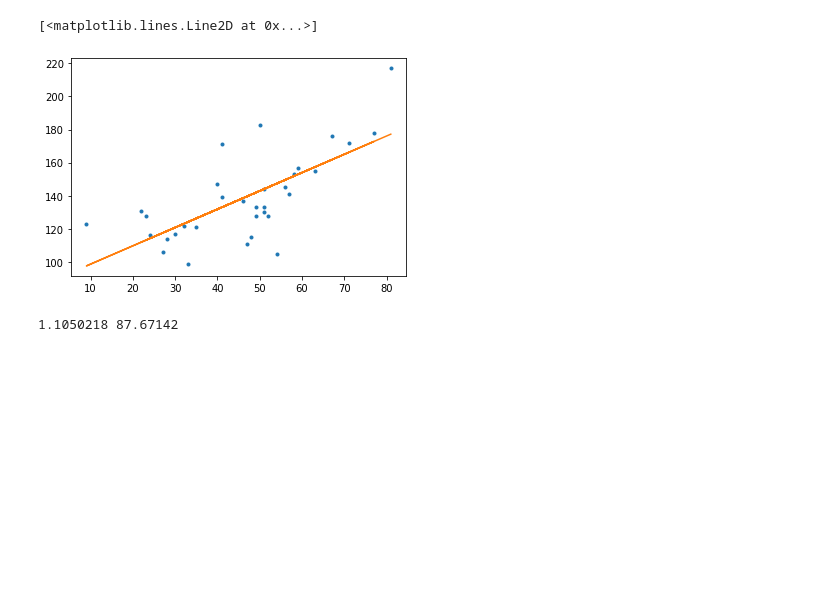
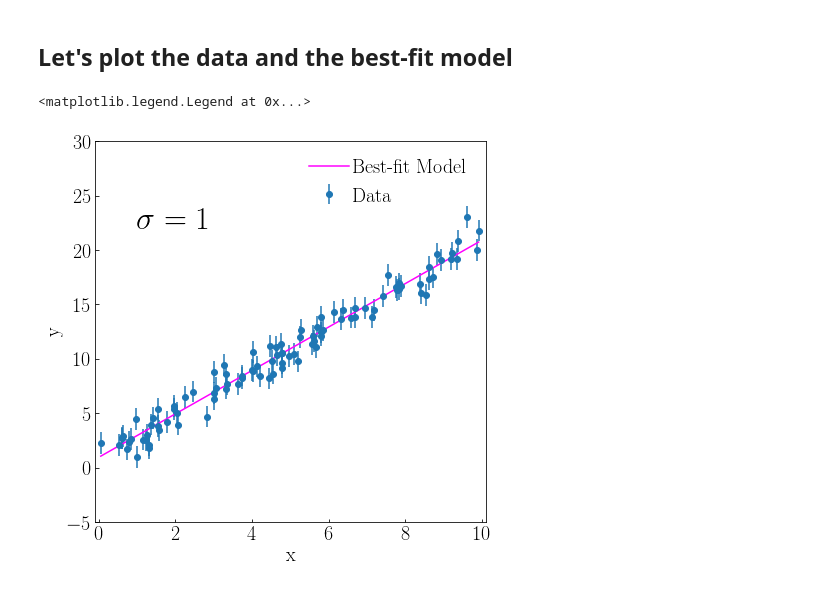
Before and after one commit to brantr/tensorflow-linear-regression, a Jupyter notebook: tensorflow-linear-regression.ipynb, the cells around one changed output. Saved outputs shown, nothing was run; the diff lists cells and outputs as text; code cells hidden in the pictures; blank space fills up the shorter version.

```diff
--- a/tensorflow-linear-regression.ipynb
+++ b/tensorflow-linear-regression.ipynb
@@ -36,0 +73,7 @@ plt.show()
+# %%
+#slope
+m_init = 3.0
+m_fit  = tf.Variable(m_init, name='slope')                       #
+#intercept
+b_init = 2.0
+b_fit  = tf.Variable(b_init, name='intercept')
@@ -106,10 +149,25 @@ KeyboardInterrupt:
-# %%
-plt.plot(data_x,data_y,'.')
-plt.plot(data_x,model(data_x))
-# %% [output]
-[<matplotlib.lines.Line2D at 0x...>]
-[figure, removed]
+# %% [markdown]
+## Let's plot the data and the best-fit model
 # %%
-print(a_.numpy(),b_.numpy())
+x_model = np.sort(x)
+y_model = line(x_model,m_fit,b_fit)
-# %% [output]
-1.1050218 87.67142
+# %%
+matplotlib.rcParams['font.family'] = ['Family1','serif','Family2']
+matplotlib.rcParams['text.usetex'] = 'True'
+f,ax = plt.subplots(1,1,figsize=(7,7))
+ax.tick_params(axis="both", which="both", direction="in")
+for tick in ax.xaxis.get_ticklabels():
+    tick.set_fontsize(20)
+for tick in ax.yaxis.get_ticklabels():
+    tick.set_fontsize(20)
+ax.errorbar(x,y,y_err,fmt='o',label='Data')
+ax.plot(x_model,y_model,color='magenta',label='Best-fit Model')
+ax.set_xlim([-0.1,10.1])
+ax.set_ylim([-5.,30])
+ax.text(1.,22.,r'$\sigma = 1$',color='0',fontsize=32)
+ax.set_xlabel('x',fontsize=20)
+ax.set_ylabel('y',fontsize=20)
+plt.legend(frameon=False,fontsize=20,handletextpad=0.2)
+# %% [output]
+<matplotlib.legend.Legend at 0x...>
+[figure, added]
```
Also changed, not shown: parts of 22 cells of this notebook, 2 other files.
